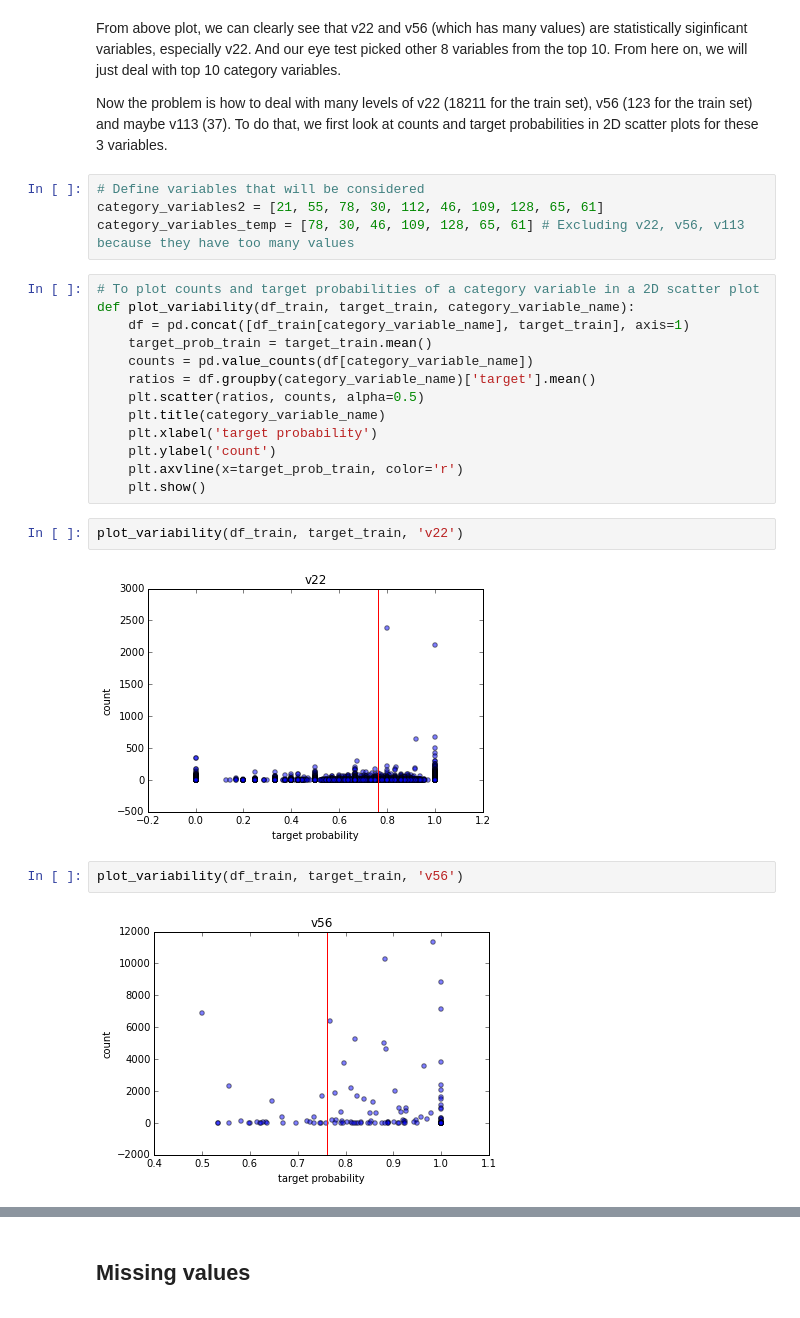
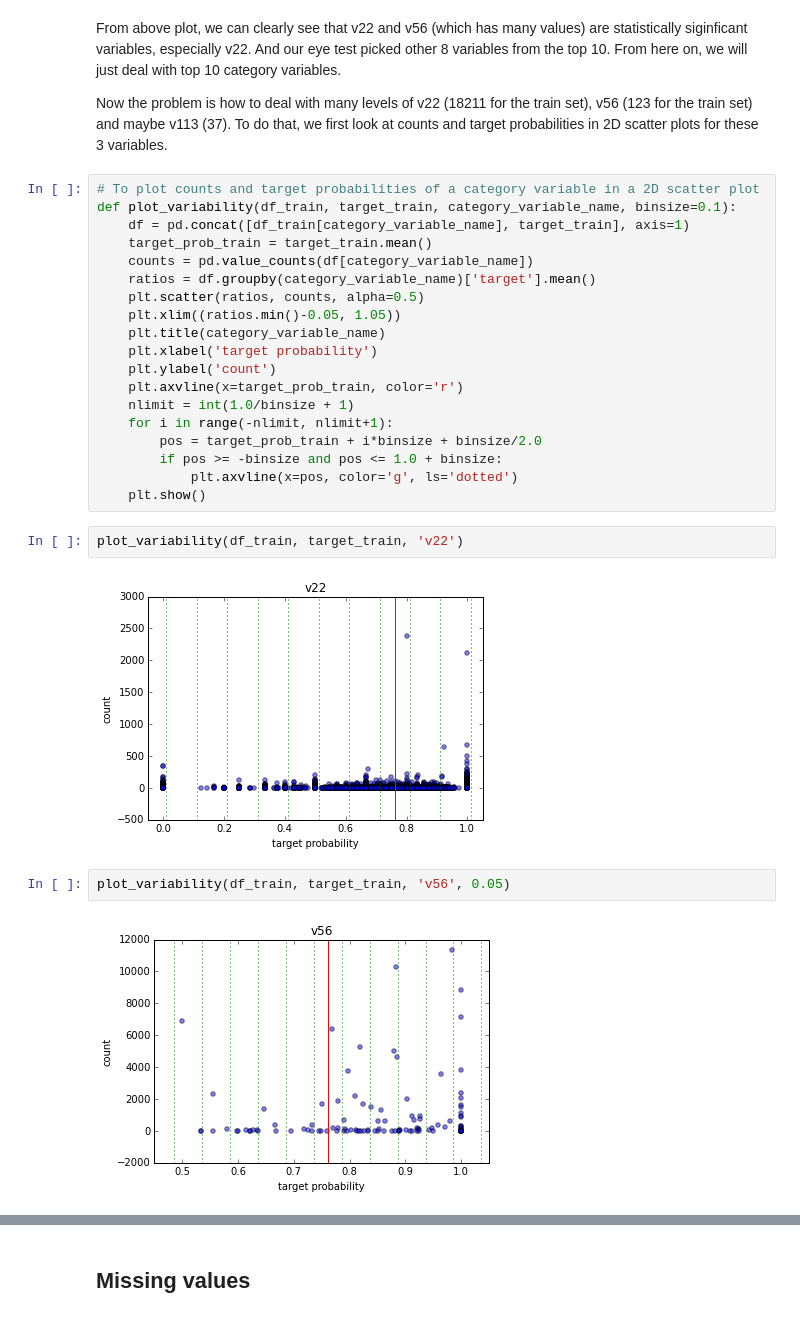
Before and after one commit to suhanree/claims-manager, a Jupyter notebook: code/ExploratoryAnalysis.ipynb, the cells around one changed output, grey strips where cells are left out. Saved outputs shown, nothing was run; the diff lists cells and outputs as text.

```diff
--- a/code/ExploratoryAnalysis.ipynb
+++ b/code/ExploratoryAnalysis.ipynb
@@ -284,29 +287,31 @@ Index([u'v22', u'v56', u'v79', u'v31', u'v113', u'v47', u'v110', u'v129',
 From above plot, we can clearly see that v22 and v56 (which has many values) are statistically siginficant variables, especially v22. And our eye test picked other 8 variables from the top 10. From here on, we will just deal with top 10 category variables.
 
 Now the problem is how to deal with many levels of v22 (18211 for the train set), v56 (123 for the train set) and maybe v113 (37). To do that, we first look at counts and target probabilities in 2D scatter plots for these 3 variables.
-# %%
-# Define variables that will be considered
-category_variables2 = [21, 55, 78, 30, 112, 46, 109, 128, 65, 61]
-category_variables_temp = [78, 30, 46, 109, 128, 65, 61] # Excluding v22, v56, v113 because they have too many values
 # %%
 # To plot counts and target probabilities of a category variable in a 2D scatter plot
-def plot_variability(df_train, target_train, category_variable_name):
+def plot_variability(df_train, target_train, category_variable_name, binsize=0.1):
     df = pd.concat([df_train[category_variable_name], target_train], axis=1)
     target_prob_train = target_train.mean()
     counts = pd.value_counts(df[category_variable_name])
     ratios = df.groupby(category_variable_name)['target'].mean()
     plt.scatter(ratios, counts, alpha=0.5)
+    plt.xlim((ratios.min()-0.05, 1.05))
     plt.title(category_variable_name)
     plt.xlabel('target probability')
     plt.ylabel('count')
     plt.axvline(x=target_prob_train, color='r')
+    nlimit = int(1.0/binsize + 1)
+    for i in range(-nlimit, nlimit+1):
+        pos = target_prob_train + i*binsize + binsize/2.0
+        if pos >= -binsize and pos <= 1.0 + binsize:
+            plt.axvline(x=pos, color='g', ls='dotted')
     plt.show()
 # %%
 plot_variability(df_train, target_train, 'v22')
 # %% [output]
-[figure, old version]
+[figure, new version]
 # %%
-plot_variability(df_train, target_train, 'v56')
+plot_variability(df_train, target_train, 'v56', 0.05)
 # %% [output]
-[figure, old version]
+[figure, new version]
 # %%
```
Also changed, not shown: parts of 50 cells of this notebook.
